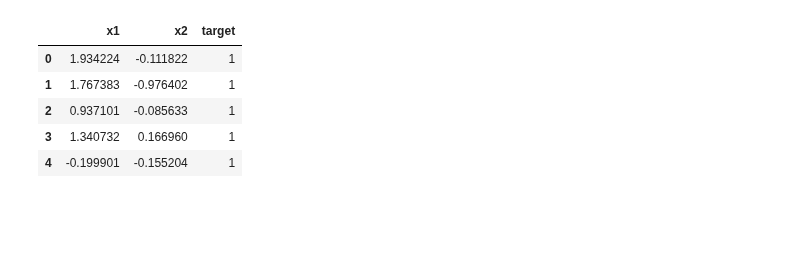
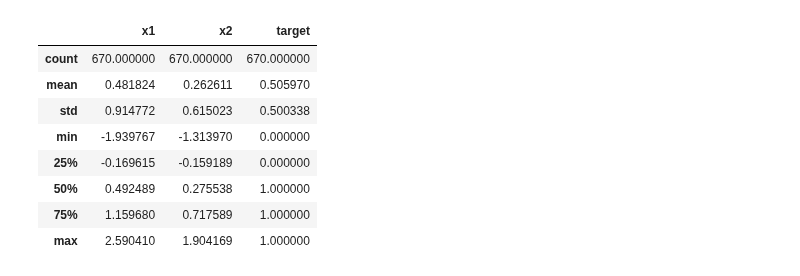
Before and after one commit to lailabcampos/classifier-oncase, a Jupyter notebook: classifier.ipynb, the cells around one changed output. Drawn from its saved outputs; the diff is of its cells as text; code cells hidden in the pictures; blank space fills up the shorter version.

Commit message:
classifier implemented and datasets added.

```diff
--- a/classifier.ipynb
+++ b/classifier.ipynb
@@ -8,14 +25,17 @@ import matplotlib.pyplot as plt
 # %%
-# Importing test and train databases
+# Importando dados de teste e treinamento
 
-test = pd.read_csv(r"C:\Users\laila\Documents\ONCASE\Cientista de dados\classification_data\classification_test.csv")
-train = pd.read_csv(r"C:\Users\laila\Documents\ONCASE\Cientista de dados\classification_data\classification_train.csv")
+test = pd.read_csv(r"C:\Users\laila\Documents\classifier-oncase\classification_test.csv")
+train = pd.read_csv(r"C:\Users\laila\Documents\classifier-oncase\classification_train.csv")
 
-train.head()
+train.describe()
 # %% [output]
 |  | x1 | x2 | target |
-| 0 | 1.934224 | -0.111822 | 1 |
-| 1 | 1.767383 | -0.976402 | 1 |
-| 2 | 0.937101 | -0.085633 | 1 |
-| 3 | 1.340732 | 0.166960 | 1 |
-| 4 | -0.199901 | -0.155204 | 1 |
+| count | 670.000000 | 670.000000 | 670.000000 |
+| mean | 0.481824 | 0.262611 | 0.505970 |
+| std | 0.914772 | 0.615023 | 0.500338 |
+| min | -1.939767 | -1.313970 | 0.000000 |
+| 25% | -0.169615 | -0.159189 | 0.000000 |
+| 50% | 0.492489 | 0.275538 | 1.000000 |
+| 75% | 1.159680 | 0.717589 | 1.000000 |
+| max | 2.590410 | 1.904169 | 1.000000 |
```
Also changed, not shown: parts of 12 cells of this notebook, 2 other files.
